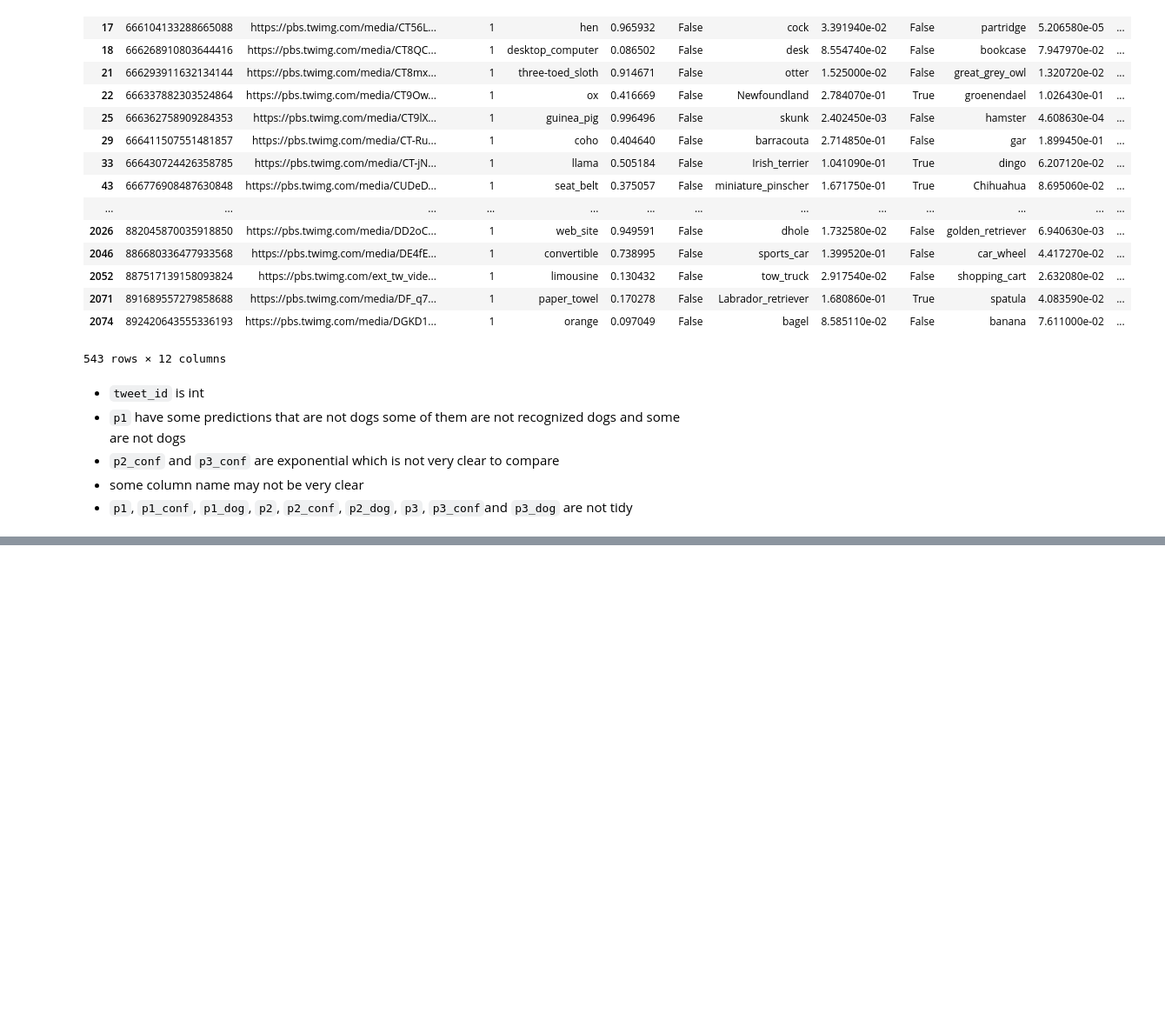
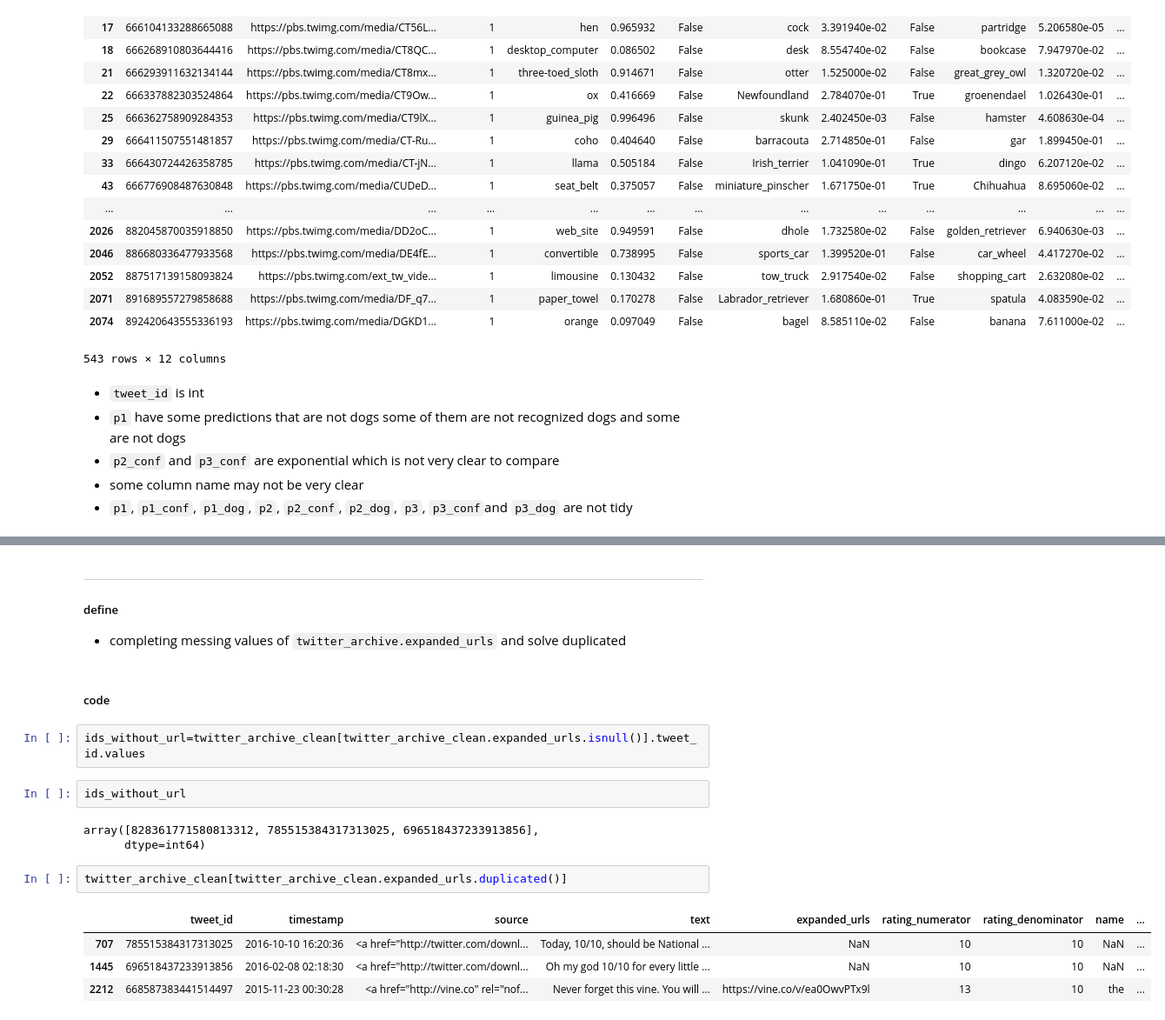
Before and after one commit to ahmed-mahmood-hanafy/wrangle_act, a Jupyter notebook: wrangle_act.ipynb, the cells around one changed output, grey strips where cells are left out. Shown at 87% size. Cells and saved outputs as stored; diff of their text form; blank space fills up the shorter version.

```diff
--- a/wrangle_act.ipynb
+++ b/wrangle_act.ipynb
@@ -349,0 +662,20 @@ image_predictions[image_predictions.p1_dog == False ]
+# %% [markdown]
+----------------------
+##### define
+- completing messing values of `twitter_archive.expanded_urls` and solve duplicated
+# %% [markdown]
+##### code
+# %%
+ids_without_url=twitter_archive_clean[twitter_archive_clean.expanded_urls.isnull()].tweet_id.values
+# %%
+ids_without_url
+# %% [output]
+array([828361771580813312, 785515384317313025, 696518437233913856],
+      dtype=int64)
+# %%
+twitter_archive_clean[twitter_archive_clean.expanded_urls.duplicated()]
+# %% [output]
+|  | tweet_id | timestamp | source | text | expanded_urls | rating_numerator | rating_denominator | name | ... |
+| 707 | 785515384317313025 | 2016-10-10 16:20:36 | <a href="http://twitter.com/downl... | Today, 10/10, should be National ... | NaN | 10 | 10 | NaN | ... |
+| 1445 | 696518437233913856 | 2016-02-08 02:18:30 | <a href="http://twitter.com/downl... | Oh my god 10/10 for every little ... | NaN | 10 | 10 | NaN | ... |
+| 2212 | 668587383441514497 | 2015-11-23 00:30:28 | <a href="http://vine.co" rel="nof... | Never forget this vine. You will ... | https://vine.co/v/ea0OwvPTx9l | 13 | 10 | the | ... |
```
Also changed, not shown: parts of 93 cells of this notebook, 4 other files.
